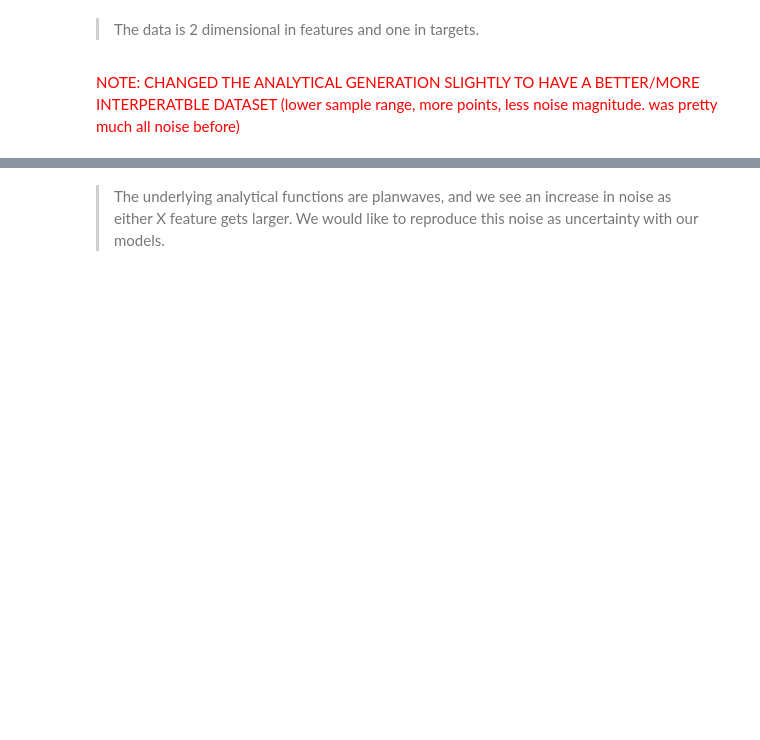
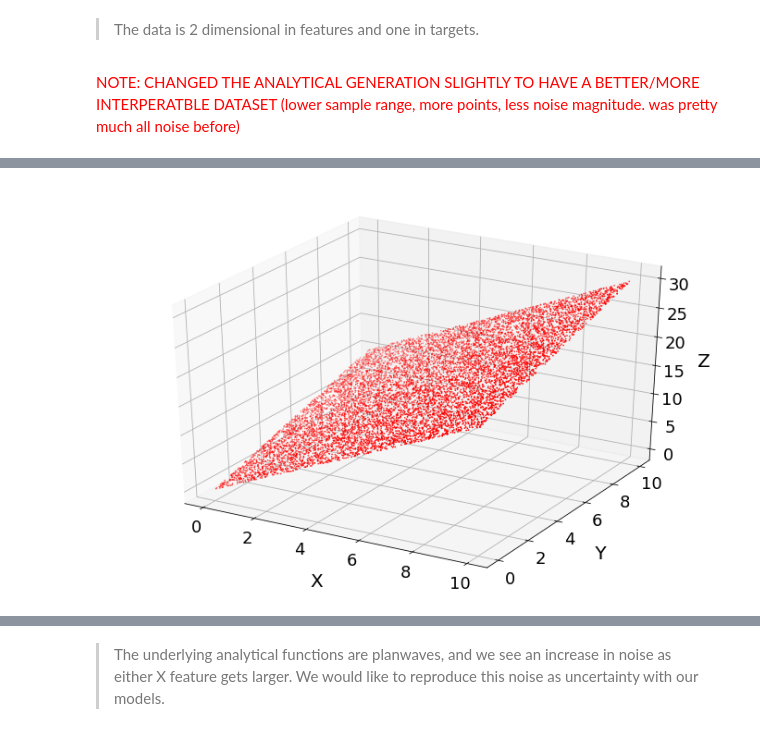
Before and after one commit to GANdy-team/GANdy, a Jupyter notebook: examples/Package_demo.ipynb, the cells around one changed output, grey strips where cells are left out. Cells and saved outputs as stored; diff of their text form; code cells hidden in the pictures; blank space fills up the shorter version.

```diff
--- a/examples/Package_demo.ipynb
+++ b/examples/Package_demo.ipynb
@@ -62,0 +76,18 @@ plt.show()
+# %%
+fig = plt.figure(figsize=(12,8))
+ax = fig.add_subplot(111, projection='3d')
+ax.scatter(df_analytical['X1'], df_analytical['X2'], df_analytical['Y'].values - noise, marker='.', color='r', s=2)
+
+# labels
+ax.set_xlabel("\n\nX", fontsize=20)
+ax.set_ylabel("\n\n Y", fontsize=20)
+ax.set_zlabel("   Z", fontsize=20)
+
+# ticks
+plt.setp(ax.get_xticklabels(), fontsize=18)
+plt.setp(ax.get_yticklabels(), fontsize=18)
+plt.setp(ax.get_zticklabels(), fontsize=18)
+
+plt.show()
+# %% [output]
+[figure, added]
```
Also changed, not shown: parts of 27 cells of this notebook.
